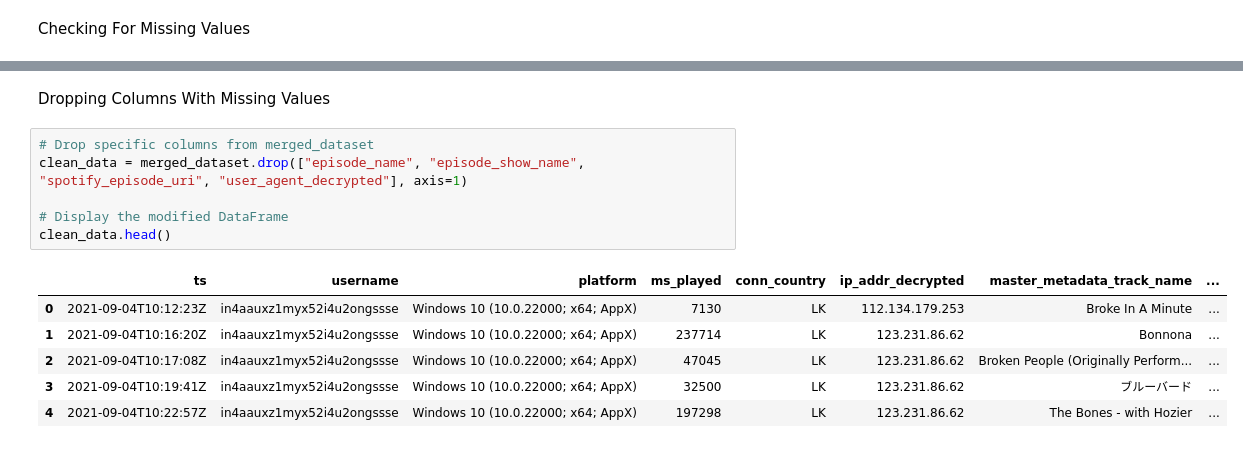
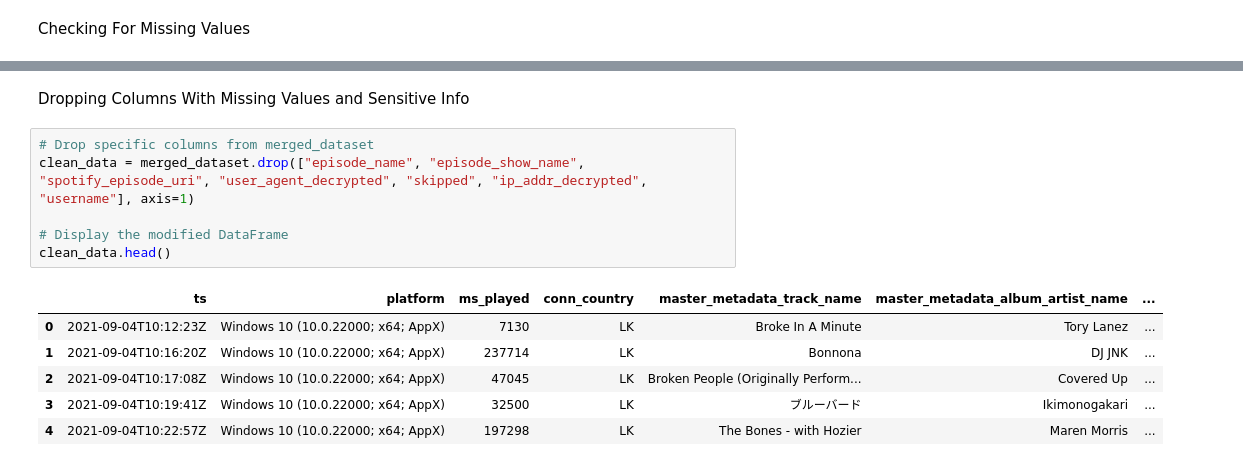
Before and after one commit to ReapredatoR/My_Spotify_Data_Analysis, a Jupyter notebook: main.ipynb, the cells around one changed output, grey strips where cells are left out. Cells and saved outputs as stored; diff of their text form.

Commit message:
Dropping Columns With Missing Values and Sensitive Info

```diff
--- a/main.ipynb
+++ b/main.ipynb
@@ -79,17 +79,17 @@ offline_timestamp                        0
 incognito_mode                           0
 dtype: int64
 # %% [markdown]
-Dropping Columns With Missing Values
+Dropping Columns With Missing Values and Sensitive Info
 # %%
 # Drop specific columns from merged_dataset
-clean_data = merged_dataset.drop(["episode_name", "episode_show_name", "spotify_episode_uri", "user_agent_decrypted"], axis=1)
+clean_data = merged_dataset.drop(["episode_name", "episode_show_name", "spotify_episode_uri", "user_agent_decrypted", "skipped", "ip_addr_decrypted", "username"], axis=1)
 
 # Display the modified DataFrame
 clean_data.head()
 # %% [output]
-|  | ts | username | platform | ms_played | conn_country | ip_addr_decrypted | master_metadata_track_name | ... |
-| 0 | 2021-09-04T10:12:23Z | in4aauxz1myx52i4u2ongssse | Windows 10 (10.0.22000; x64; AppX) | 7130 | LK | 112.134.179.253 | Broke In A Minute | ... |
-| 1 | 2021-09-04T10:16:20Z | in4aauxz1myx52i4u2ongssse | Windows 10 (10.0.22000; x64; AppX) | 237714 | LK | 123.231.86.62 | Bonnona | ... |
-| 2 | 2021-09-04T10:17:08Z | in4aauxz1myx52i4u2ongssse | Windows 10 (10.0.22000; x64; AppX) | 47045 | LK | 123.231.86.62 | Broken People (Originally Perform... | ... |
-| 3 | 2021-09-04T10:19:41Z | in4aauxz1myx52i4u2ongssse | Windows 10 (10.0.22000; x64; AppX) | 32500 | LK | 123.231.86.62 | ブルーバード | ... |
-| 4 | 2021-09-04T10:22:57Z | in4aauxz1myx52i4u2ongssse | Windows 10 (10.0.22000; x64; AppX) | 197298 | LK | 123.231.86.62 | The Bones - with Hozier | ... |
+|  | ts | platform | ms_played | conn_country | master_metadata_track_name | master_metadata_album_artist_name | ... |
+| 0 | 2021-09-04T10:12:23Z | Windows 10 (10.0.22000; x64; AppX) | 7130 | LK | Broke In A Minute | Tory Lanez | ... |
+| 1 | 2021-09-04T10:16:20Z | Windows 10 (10.0.22000; x64; AppX) | 237714 | LK | Bonnona | DJ JNK | ... |
+| 2 | 2021-09-04T10:17:08Z | Windows 10 (10.0.22000; x64; AppX) | 47045 | LK | Broken People (Originally Perform... | Covered Up | ... |
+| 3 | 2021-09-04T10:19:41Z | Windows 10 (10.0.22000; x64; AppX) | 32500 | LK | ブルーバード | Ikimonogakari | ... |
+| 4 | 2021-09-04T10:22:57Z | Windows 10 (10.0.22000; x64; AppX) | 197298 | LK | The Bones - with Hozier | Maren Morris | ... |
```
